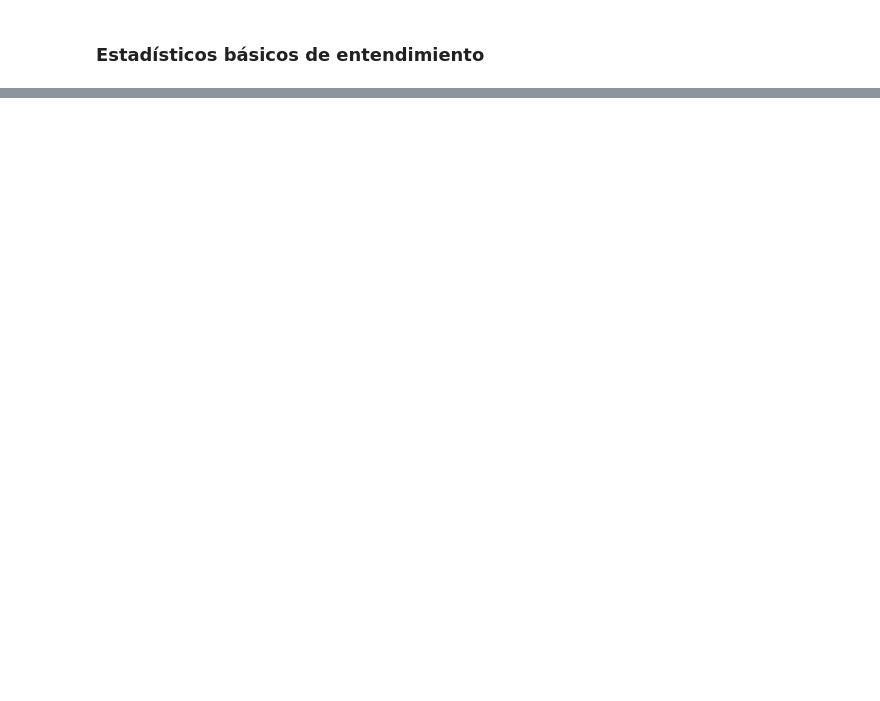
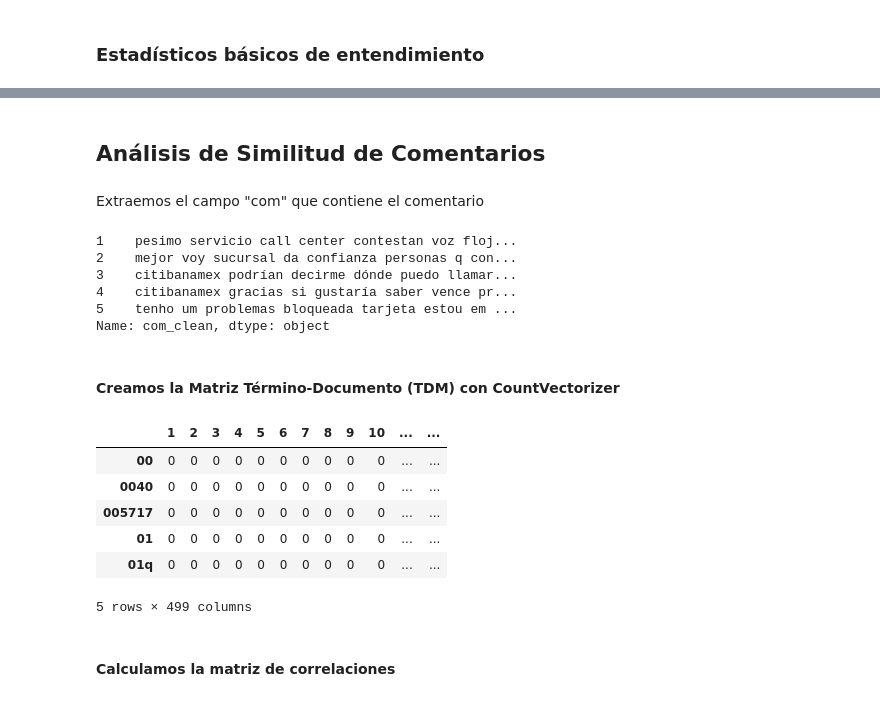
Before and after one commit to cesarqb/Topic-Modeling-with-Python, a Jupyter notebook: notebooks/topic_modeling_analysis.ipynb, the cells around one changed output, grey strips where cells are left out. Drawn from its saved outputs; the diff is of its cells as text; code cells hidden in the pictures; blank space fills up the shorter version.

```diff
--- a/notebooks/topic_modeling_analysis.ipynb
+++ b/notebooks/topic_modeling_analysis.ipynb
@@ -61,0 +124,16 @@ df.head()
+# %% [markdown]
+## Análisis de Similitud de Comentarios
+# %% [markdown]
+Extraemos el campo "com" que contiene el comentario
+# %%
+comm = df["com_clean"][1:500]
+comm.head()
+# %% [output]
+1    pesimo servicio call center contestan voz floj...
+2    mejor voy sucursal da confianza personas q con...
+3    citibanamex podrían decirme dónde puedo llamar...
+4    citibanamex gracias si gustaría saber vence pr...
+5    tenho um problemas bloqueada tarjeta estou em ...
+Name: com_clean, dtype: object
+# %% [markdown]
+#### Creamos la Matriz Término-Documento (TDM) con CountVectorizer
@@ -61,0 +144,13 @@ df.head()
+# %%
+tdm = build_tdm(comm)
+tdm.head()
+# %% [output]
+|  | 1 | 2 | 3 | 4 | 5 | 6 | 7 | 8 | 9 | 10 | ... | ... |
+| 00 | 0 | 0 | 0 | 0 | 0 | 0 | 0 | 0 | 0 | 0 | ... | ... |
+| 0040 | 0 | 0 | 0 | 0 | 0 | 0 | 0 | 0 | 0 | 0 | ... | ... |
+| 005717 | 0 | 0 | 0 | 0 | 0 | 0 | 0 | 0 | 0 | 0 | ... | ... |
+| 01 | 0 | 0 | 0 | 0 | 0 | 0 | 0 | 0 | 0 | 0 | ... | ... |
+| 01q | 0 | 0 | 0 | 0 | 0 | 0 | 0 | 0 | 0 | 0 | ... | ... |
+5 rows × 499 columns
+# %% [markdown]
+#### Calculamos la matriz de correlaciones
```
Also changed, not shown: parts of 24 cells of this notebook, 2 other files.
